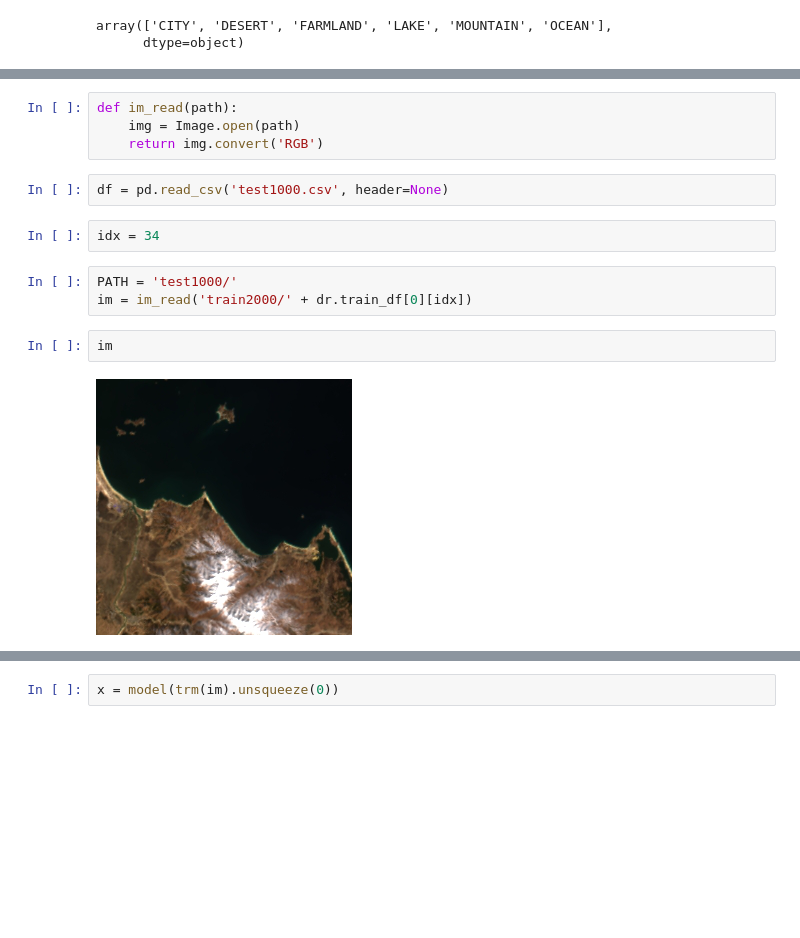
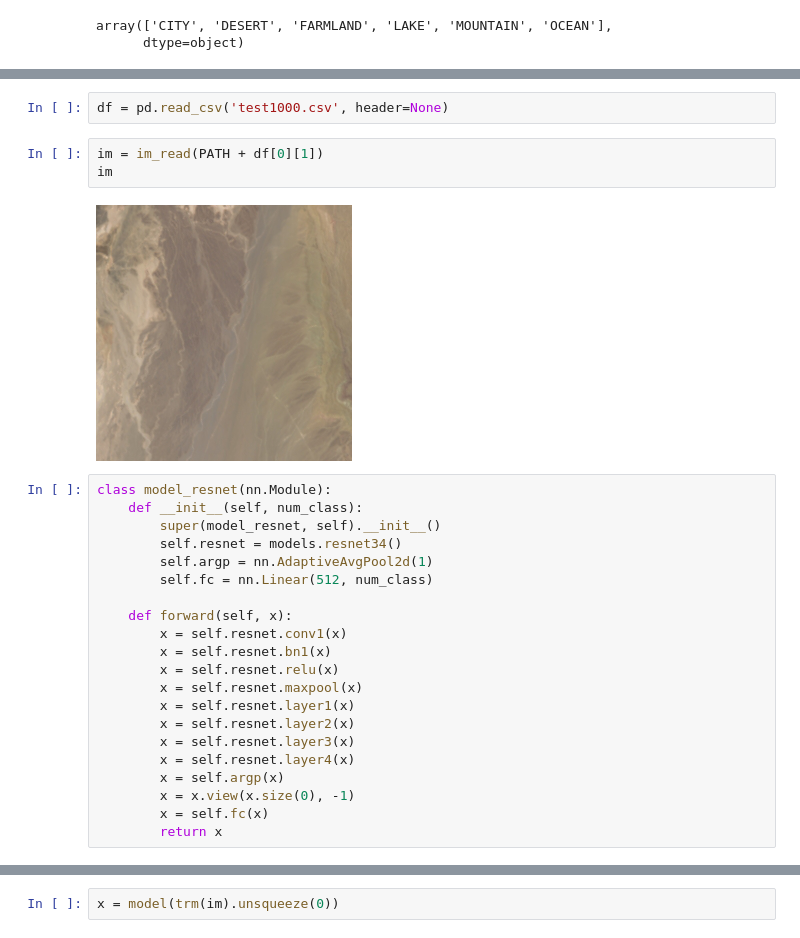
Before and after one commit to TooDifficultForMe/data-competitions, a Jupyter notebook: dianshi_TG/submit.ipynb, the cells around one changed output, grey strips where cells are left out. Saved outputs shown, nothing was run; the diff lists cells and outputs as text; blank space fills up the shorter version.

```diff
--- a/dianshi_TG/submit.ipynb
+++ b/dianshi_TG/submit.ipynb
@@ -59,15 +39,28 @@ trm = transforms.Compose([
-# %%
-def im_read(path):
-    img = Image.open(path)
-    return img.convert('RGB')
 # %%
 df = pd.read_csv('test1000.csv', header=None)
-# %%
-idx = 34
-# %%
-PATH = 'test1000/'
-im = im_read('train2000/' + dr.train_df[0][idx])
-# %%
-im
-# %% [output]
-[figure, removed]
+# %%
+im = im_read(PATH + df[0][1])
+im
+# %% [output]
+[figure, added]
+# %%
+class model_resnet(nn.Module):
+    def __init__(self, num_class):
+        super(model_resnet, self).__init__()
+        self.resnet = models.resnet34()
+        self.argp = nn.AdaptiveAvgPool2d(1)
+        self.fc = nn.Linear(512, num_class)
+
+    def forward(self, x):
+        x = self.resnet.conv1(x)
+        x = self.resnet.bn1(x)
+        x = self.resnet.relu(x)
+        x = self.resnet.maxpool(x)
+        x = self.resnet.layer1(x)
+        x = self.resnet.layer2(x)
+        x = self.resnet.layer3(x)
+        x = self.resnet.layer4(x)
+        x = self.argp(x)
+        x = x.view(x.size(0), -1)
+        x = self.fc(x)
+        return x
```
Also changed, not shown: parts of 18 cells of this notebook, 2 other files.
